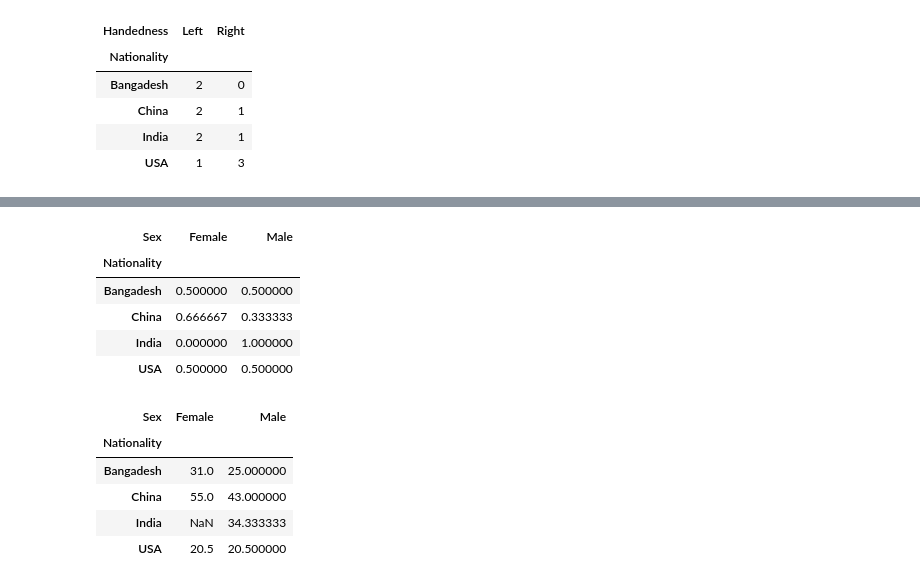
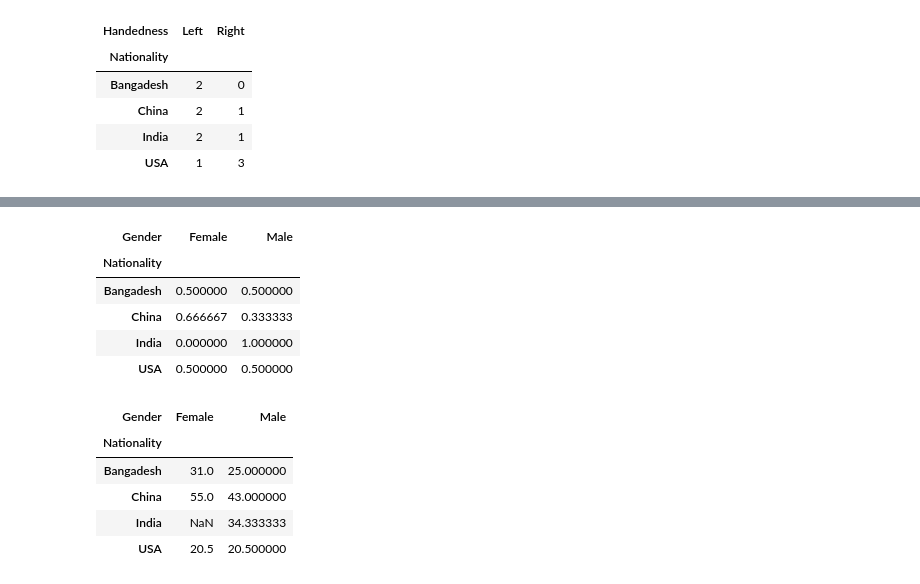
Before and after one commit to sapna-choudhary-1/Data-Engineering-Training, a Jupyter notebook: Pandas/7. advanced_indexing.ipynb, the cells around one changed output, grey strips where cells are left out. Cells and saved outputs as stored; diff of their text form; code cells hidden in the pictures.

```diff
--- a/Pandas/7. advanced_indexing.ipynb
+++ b/Pandas/7. advanced_indexing.ipynb
@@ -379,18 +533,19 @@ pd.crosstab([df6.Nationality, df6.Sex], df6.Handedness, margins=True)
 |  | Male | 1 | 1 | 2 |
 | All |  | 7 | 5 | 12 |
 # %%
-pd.crosstab(df6.Nationality, df6.Sex, normalize='index')
+# to do percentage at row-level
+pd.crosstab(df6.Nationality, df6.Gender, normalize='index')
 # %% [output]
-| Sex | Female | Male |
+| Gender | Female | Male |
 | Nationality |  |  |
 | Bangadesh | 0.500000 | 0.500000 |
 | China | 0.666667 | 0.333333 |
 | India | 0.000000 | 1.000000 |
 | USA | 0.500000 | 0.500000 |
 # %%
-pd.crosstab(df6.Nationality, df6.Sex, values=df6.Age, aggfunc = np.average)
+pd.crosstab(df6.Nationality, df6.Gender, values=df6.Age, aggfunc = np.average)
 # %% [output]
-| Sex | Female | Male |
+| Gender | Female | Male |
 | Nationality |  |  |
 | Bangadesh | 31.0 | 25.000000 |
 | China | 55.0 | 43.000000 |
```
Also changed, not shown: parts of 42 cells of this notebook, 4 other files.
